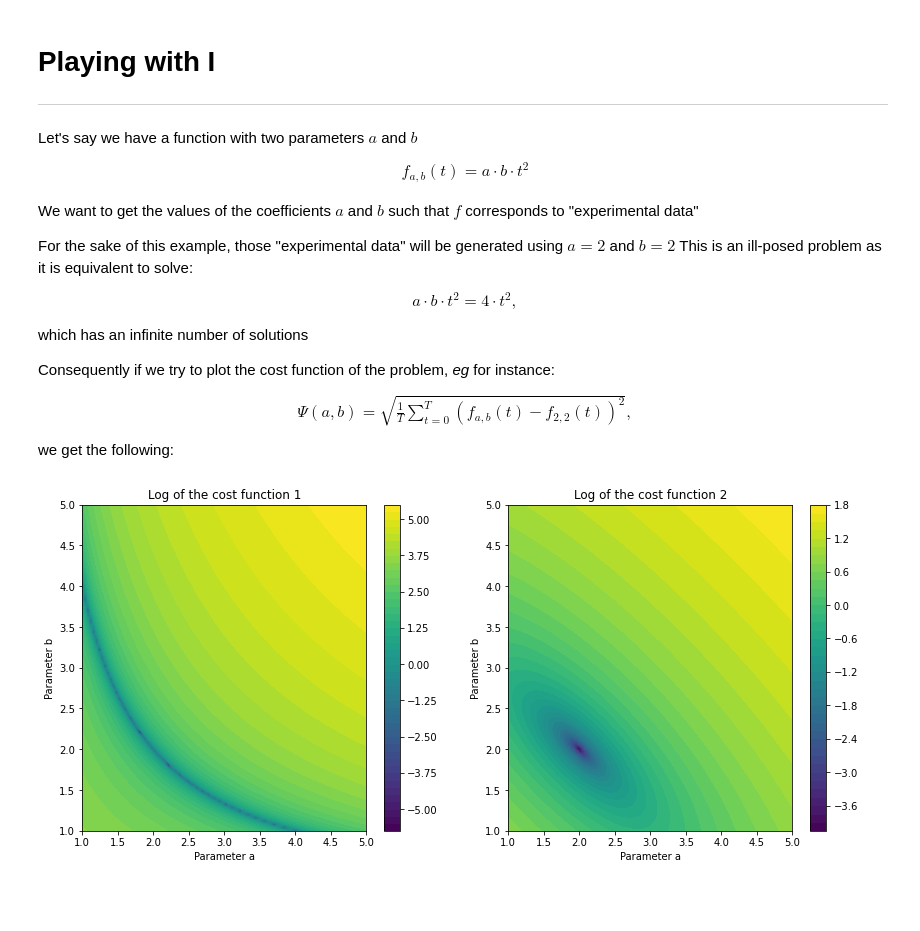
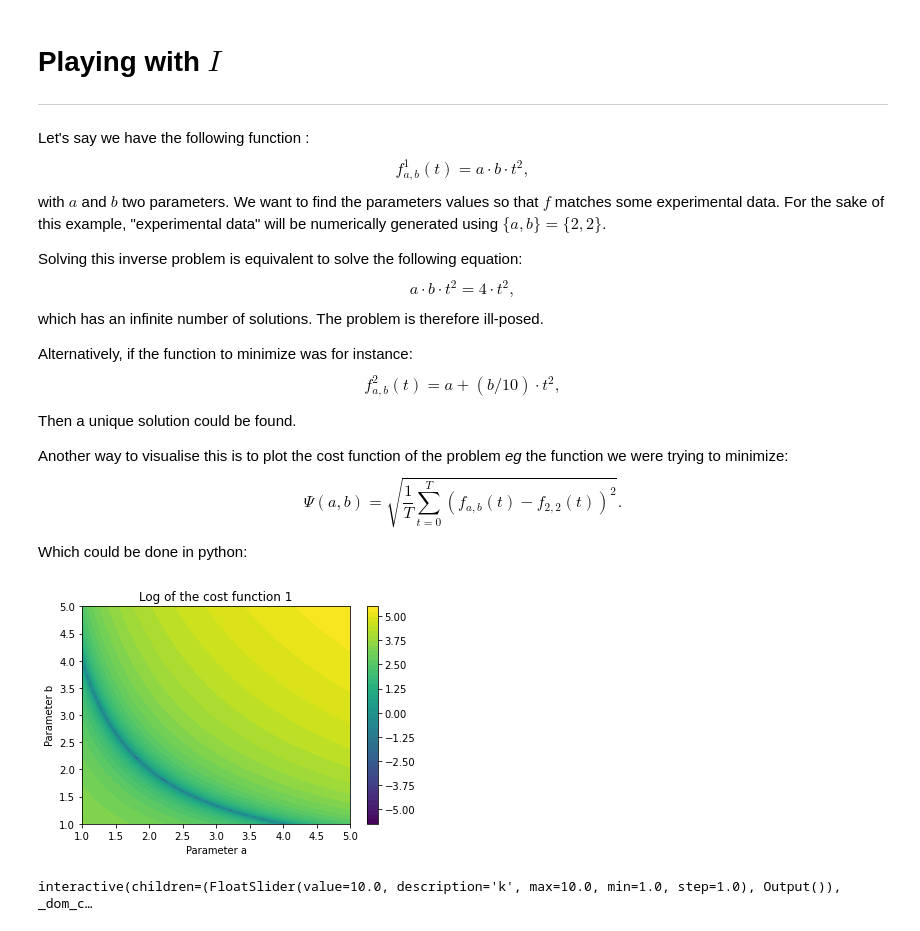
Before and after one commit to simonBreumier/Play_with_I, a Jupyter notebook: Playing with I.ipynb, the cells around one changed output. Cells and saved outputs as stored; diff of their text form; code cells hidden in the pictures; blank space fills up the shorter version.

```diff
--- a/Playing with I.ipynb
+++ b/Playing with I.ipynb
@@ -1,64 +1,73 @@
 # %% [markdown]
-# Playing with I
+# Playing with $I$
 ----
 
-Let's say we have a function with two parameters $a$ and $b$
-\begin{align}
-f_{a,b}(t) = a\cdot b \cdot t^2
-\end{align}
+Let's say we have the following function :
+\begin{equation}
+f^1_{a,b}(t) = a \cdot b \cdot t^2,
+\end{equation}
+with $a$ and $b$ two parameters. We want to find the parameters values so that $f$ matches some experimental data. For the sake of this example, "experimental data" will be numerically generated using $\{a, b\} = \{2, 2\}$.
 
-We want to get the values of the coefficients $a$ and $b$ such that $f$ corresponds to "experimental data"
+Solving this inverse problem is equivalent to solve the following equation:
+\begin{equation}
+a \cdot b \cdot t^2 = 4 \cdot t^2,
+\end{equation}
+which has an infinite number of solutions. The problem is therefore ill-posed.
 
-For the sake of this example, those "experimental data" will be generated using $a=2$ and $b=2$
-This is an ill-posed problem as it is equivalent to solve:
-\begin{align}
-a\cdot b \cdot t^2 = 4\cdot t^2,
-\end{align}
-which has an infinite number of solutions
+Alternatively, if the function to minimize was for instance:
+\begin{equation}
+f^2_{a,b}(t) = a + (b/10) \cdot t^2,
+\end{equation}
 
-Consequently if we try to plot the cost function of the problem, *eg* for instance:
-\begin{align}
-\Psi(a,b) = \sqrt{\frac{1}{T}\sum_{t=0}^T (f_{a,b}(t) -f_{2,2}(t))^2},
-\end{align}
-we get the following:
+Then a unique solution could be found.
+
+Another way to visualise this is to plot the cost function of the problem *eg* the function we were trying to minimize:
+\begin{equation}
+\Psi(a, b) = \sqrt{\frac{1}{T}\sum_{t=0}^T  (f_{a, b}(t) - f_{2,2}(t))^2}.
+\end{equation}
+
+Which could be done in python:
 # %%
+from __future__ import print_function
 import numpy as np
 import matplotlib.pyplot as plt
+import math
+from ipywidgets import interact, interactive, fixed, interact_manual
+import ipywidgets as widgets
 
-def test_fun(a, b, x, costNum):
+def test_fun(a, b, x, funNum,k):
     '''Basic test function with two parameters a and b'''
-    if costNum==1:
+    if funNum == 1:
         return a * b * x**2
     else:
-        return a + (b/10) * x**2
+        return a + (b/k) * x**2
 
-def plot_costFun(costNum):
+def plot_costFun(funNum=2, k=10.):
     a=2
     b=2
-    T = 100
+    T=100
     t = np.linspace(0,5,T)
-    U = test_fun(a, b, t, costNum)
+    U = test_fun(a, b, t, funNum,k)
     a_grid = np.linspace(1.,5.,100)
     b_grid = np.linspace(1.,5.,100)
     A, B = np.meshgrid(a_grid, b_grid)
     costFun = np.zeros((100, 100))
     for i in range(0, 100):
         for j in range(0, 100):
-            funVal = test_fun(A[i,j], B[i,j], t, costNum)
+            funVal = test_fun(A[i,j], B[i,j], t, funNum,k)
             costFun[i, j] = math.sqrt(np.sum((funVal - U)**2)/T)
 
     plt.contourf(A, B, np.log(costFun), 50)
     plt.xlabel("Parameter a")
     plt.ylabel("Parameter b")
-    plt.title("Log of the cost function "+str(costNum))
+    plt.title("Log of the cost function "+str(funNum))
     plt.colorbar()
 
-plt.figure(figsize=(14,6))
-plt.subplot(121)
-plot_costFun(1)
-plt.subplot(122)
-plot_costFun(2)
+
+plot_costFun(1, 10)
+interact(plot_costFun,funNum=fixed(2), k=(1.,10.,1.))
 plt.show()
 plt.close()
 # %% [output]
-[figure, old version]
+[figure, new version]
+interactive(children=(FloatSlider(value=10.0, description='k', max=10.0, min=1.0, step=1.0), Output()), _dom_c…
```
Also changed, not shown: parts of 10 cells of this notebook.
